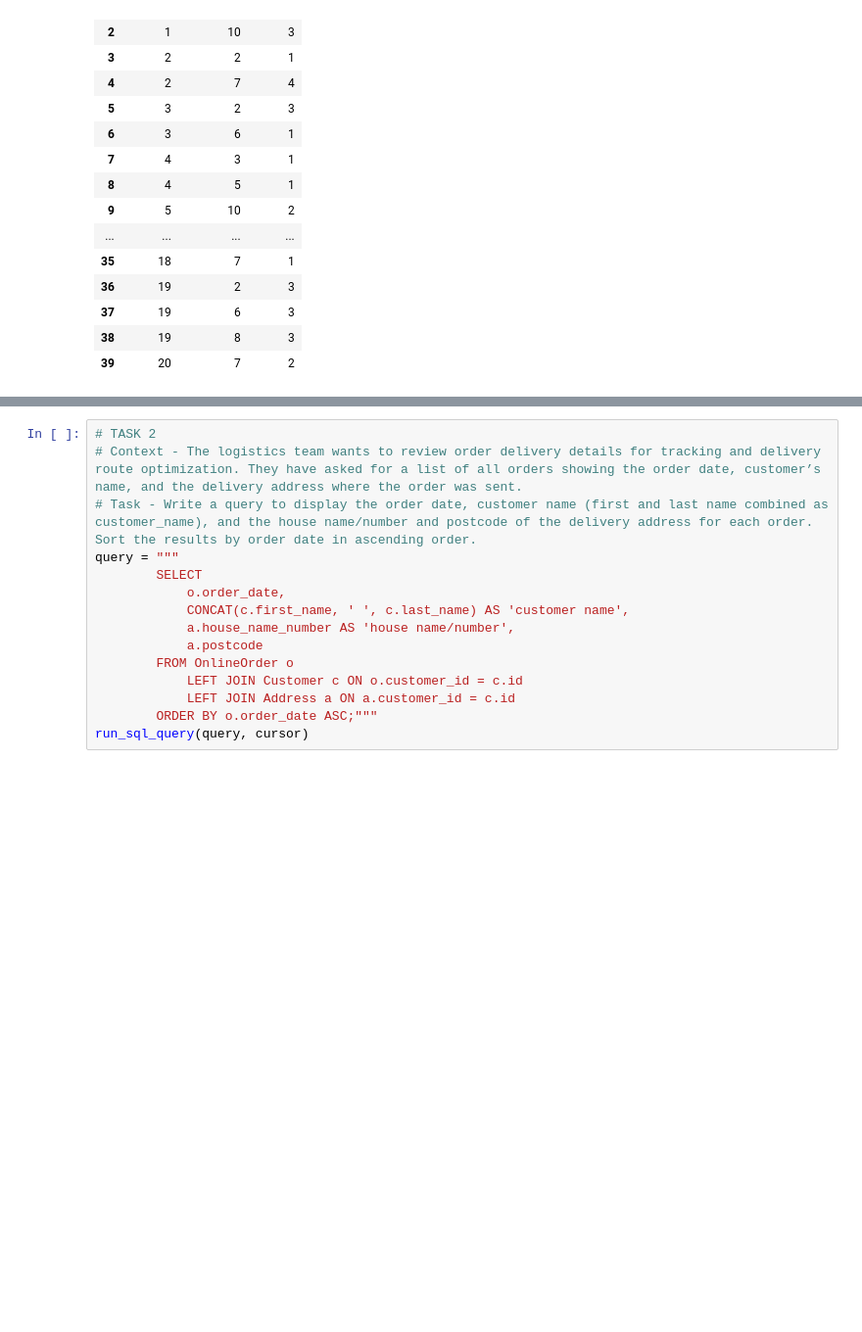
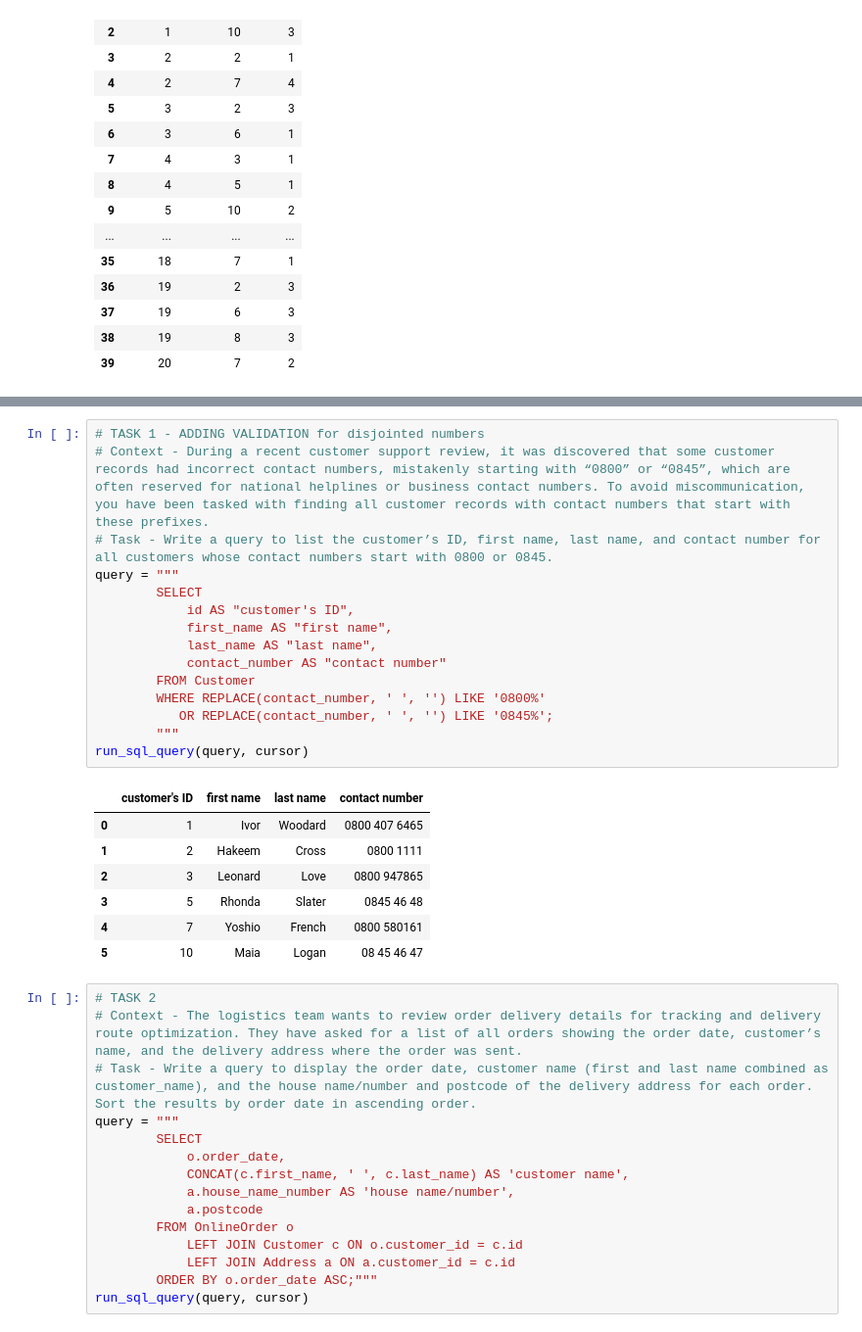
Before and after one commit to pablisch/data-analytics-fundamentals, a Jupyter notebook: data_assessment_4.ipynb, the cells around one changed output, grey strips where cells are left out. Shown at 98% size. Drawn from its saved outputs; the diff is of its cells as text; blank space fills up the shorter version.

Commit message:
corrected part 4 task 1

```diff
--- a/data_assessment_4.ipynb
+++ b/data_assessment_4.ipynb
@@ -101,3 +101,26 @@ run_sql_query(query, cursor)
+# %%
+# TASK 1 - ADDING VALIDATION for disjointed numbers
+# Context - During a recent customer support review, it was discovered that some customer records had incorrect contact numbers, mistakenly starting with “0800” or “0845”, which are often reserved for national helplines or business contact numbers. To avoid miscommunication, you have been tasked with finding all customer records with contact numbers that start with these prefixes.
+# Task - Write a query to list the customer’s ID, first name, last name, and contact number for all customers whose contact numbers start with 0800 or 0845.
+query = """
+        SELECT
+            id AS "customer's ID",
+            first_name AS "first name",
+            last_name AS "last name",
+            contact_number AS "contact number"
+        FROM Customer
+        WHERE REPLACE(contact_number, ' ', '') LIKE '0800%'
+           OR REPLACE(contact_number, ' ', '') LIKE '0845%';
+        """
+run_sql_query(query, cursor)
+# %% [output]
+|  | customer's ID | first name | last name | contact number |
+| 0 | 1 | Ivor | Woodard | 0800 407 6465 |
+| 1 | 2 | Hakeem | Cross | 0800 1111 |
+| 2 | 3 | Leonard | Love | 0800 947865 |
+| 3 | 5 | Rhonda | Slater | 0845 46 48 |
+| 4 | 7 | Yoshio | French | 0800 580161 |
+| 5 | 10 | Maia | Logan | 08 45 46 47 |
 # %%
 # TASK 2
 # Context - The logistics team wants to review order delivery details for tracking and delivery route optimization. They have asked for a list of all orders showing the order date, customer’s name, and the delivery address where the order was sent.
```
Also changed, not shown: parts of 1 cell of this notebook, 1 other file.
